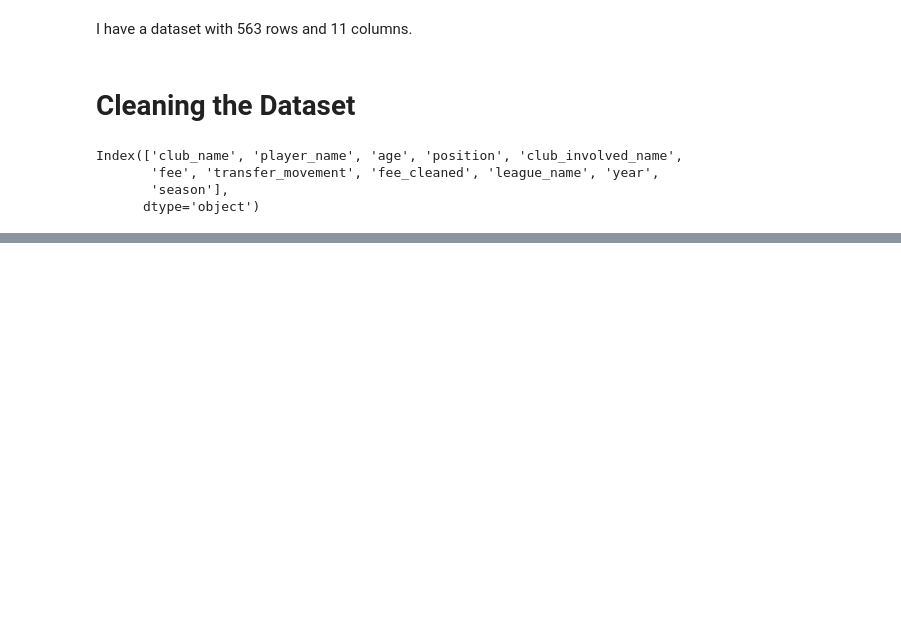
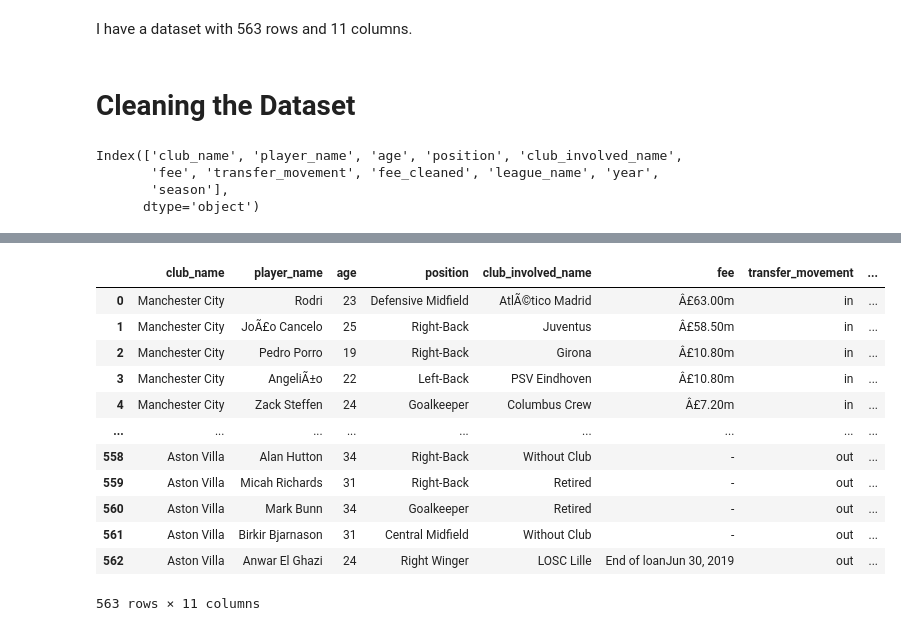
Before and after one commit to santhart97/PremierLeague-Pipeline, a Jupyter notebook: Cleaning.ipynb, the cells around one changed output, grey strips where cells are left out. Cells and saved outputs as stored; diff of their text form; code cells hidden in the pictures; blank space fills up the shorter version.

```diff
--- a/Cleaning.ipynb
+++ b/Cleaning.ipynb
@@ -44,0 +61,25 @@ AttributeError: module 'func' has no attribute 'cleaning_data'
+# %%
+def cleaning(prem):
+    clen_prem = []
+    prem.drop(columns=['club_involved_name'])
+    prem.isnull().sum().sort_values(ascending=False)
+    prem.dropna()
+    prem.drop_duplicates()
+
+    return prem
+# %%
+cleaning(prem)
+# %% [output]
+|  | club_name | player_name | age | position | club_involved_name | fee | transfer_movement | ... |
+| 0 | Manchester City | Rodri | 23 | Defensive Midfield | AtlÃ©tico Madrid | Â£63.00m | in | ... |
+| 1 | Manchester City | JoÃ£o Cancelo | 25 | Right-Back | Juventus | Â£58.50m | in | ... |
+| 2 | Manchester City | Pedro Porro | 19 | Right-Back | Girona | Â£10.80m | in | ... |
+| 3 | Manchester City | AngeliÃ±o | 22 | Left-Back | PSV Eindhoven | Â£10.80m | in | ... |
+| 4 | Manchester City | Zack Steffen | 24 | Goalkeeper | Columbus Crew | Â£7.20m | in | ... |
+| ... | ... | ... | ... | ... | ... | ... | ... | ... |
+| 558 | Aston Villa | Alan Hutton | 34 | Right-Back | Without Club | - | out | ... |
+| 559 | Aston Villa | Micah Richards | 31 | Right-Back | Retired | - | out | ... |
+| 560 | Aston Villa | Mark Bunn | 34 | Goalkeeper | Retired | - | out | ... |
+| 561 | Aston Villa | Birkir Bjarnason | 31 | Central Midfield | Without Club | - | out | ... |
+| 562 | Aston Villa | Anwar El Ghazi | 24 | Right Winger | LOSC Lille | End of loanJun 30, 2019 | out | ... |
+563 rows × 11 columns
```
Also changed, not shown: parts of 11 cells of this notebook.
